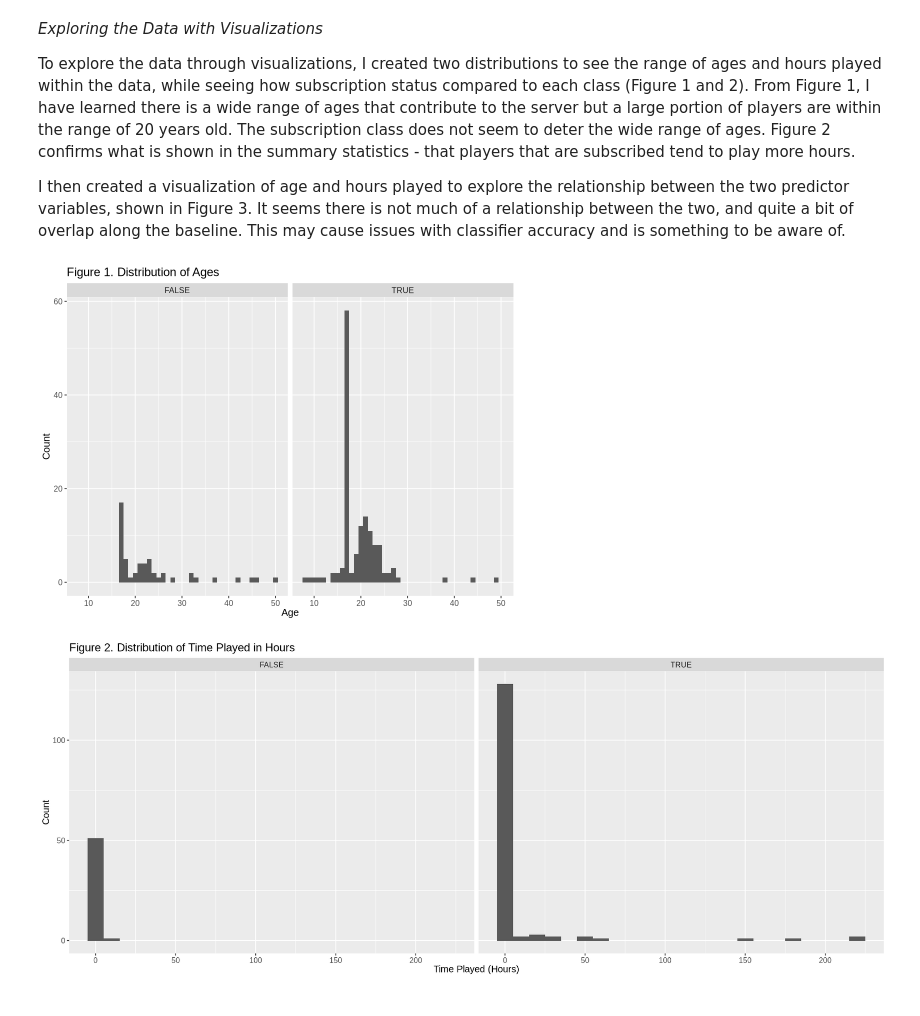
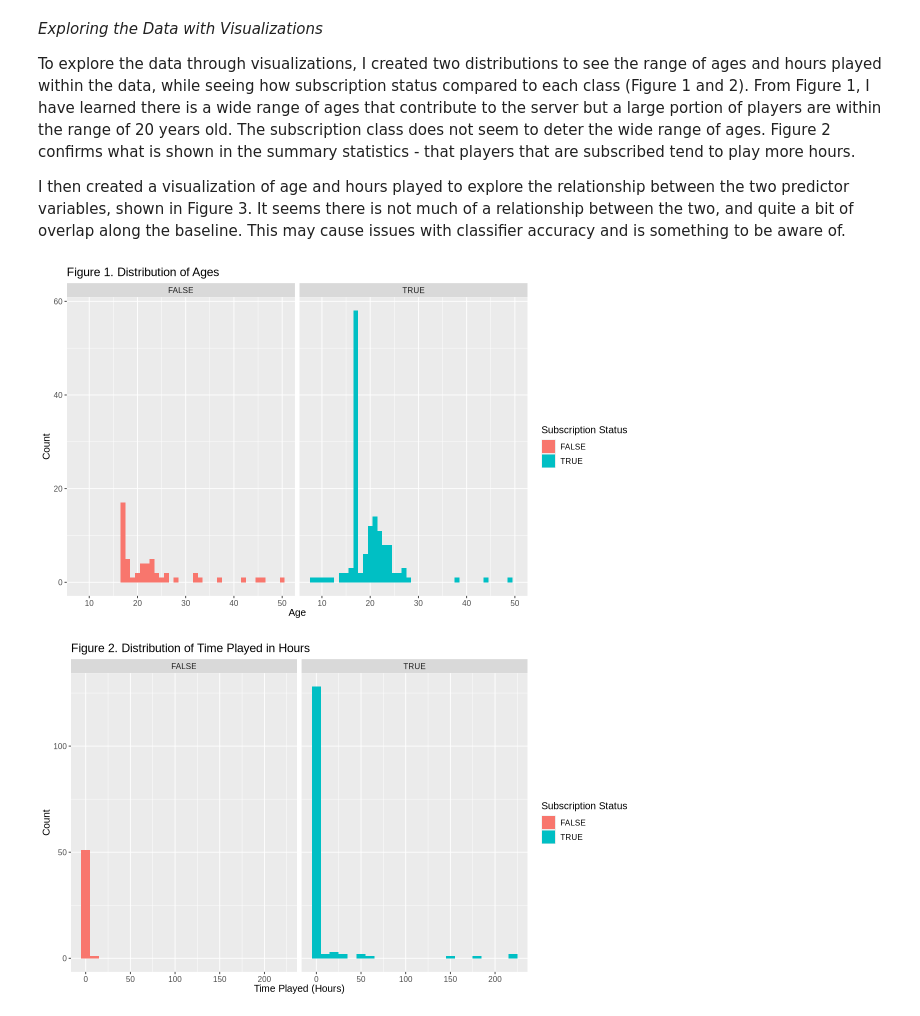
Before and after one commit to ch3lsmac/dsci-100-2025s1, a Jupyter notebook: Project.ipynb, the cells around one changed output. Saved outputs shown, nothing was run; the diff lists cells and outputs as text; code cells hidden in the pictures.

```diff
--- a/Project.ipynb
+++ b/Project.ipynb
@@ -154,30 +139,30 @@ To explore the data through visualizations, I created two distributions to see t
 
 I then created a visualization of age and hours played to explore the relationship between the two predictor variables, shown in Figure 3. It seems there is not much of a relationship between the two, and quite a bit of overlap along the baseline. This may cause issues with classifier accuracy and is something to be aware of.
 # %%
-options(repr.plot.height = 6, repr.plot.width = 8)
-age_plot <- ggplot(players_tidy, aes(x = Age)) +
+options(repr.plot.height = 6, repr.plot.width = 10)
+age_plot <- ggplot(players_tidy, aes(x = Age, fill = subscribe)) +
     geom_histogram(binwidth = 1) +
     labs(x = "Age",
          y = "Count",
          fill = "Subscription Status",
          title = "Figure 1. Distribution of Ages") +
     theme(text = element_text(size = 12)) +
     facet_wrap(vars(subscribe))
 age_plot
 
-options(repr.plot.height = 6, repr.plot.width = 15)
-hours_plot <- ggplot(players_tidy, aes(x = played_hours)) +
+options(repr.plot.height = 6, repr.plot.width = 10)
+hours_plot <- ggplot(players_tidy, aes(x = played_hours, fill = subscribe)) +
     geom_histogram(binwidth = 10) +
     labs(x = "Time Played (Hours)",
          y = "Count",
          fill = "Subscription Status",
          title = "Figure 2. Distribution of Time Played in Hours") +
     theme(text = element_text(size = 12)) +
     facet_wrap(vars(subscribe))
 hours_plot
 # %% [output]
-[figure, old version]
+[figure, new version]
-[figure, old version]
+[figure, new version]
 # %%
 options(repr.plot.height = 6, repr.plot.width = 8)
 
```
Also changed, not shown: parts of 21 cells of this notebook.
